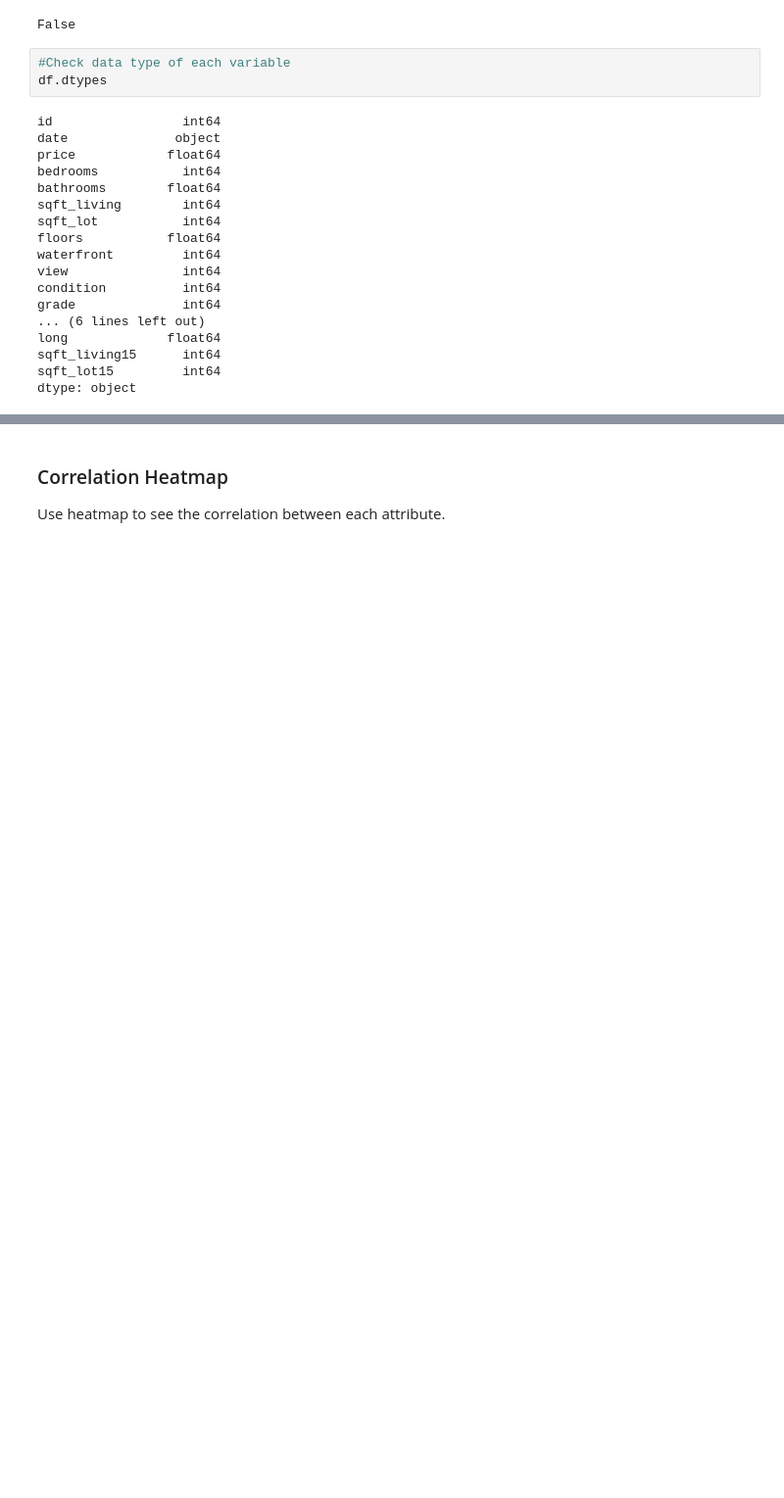
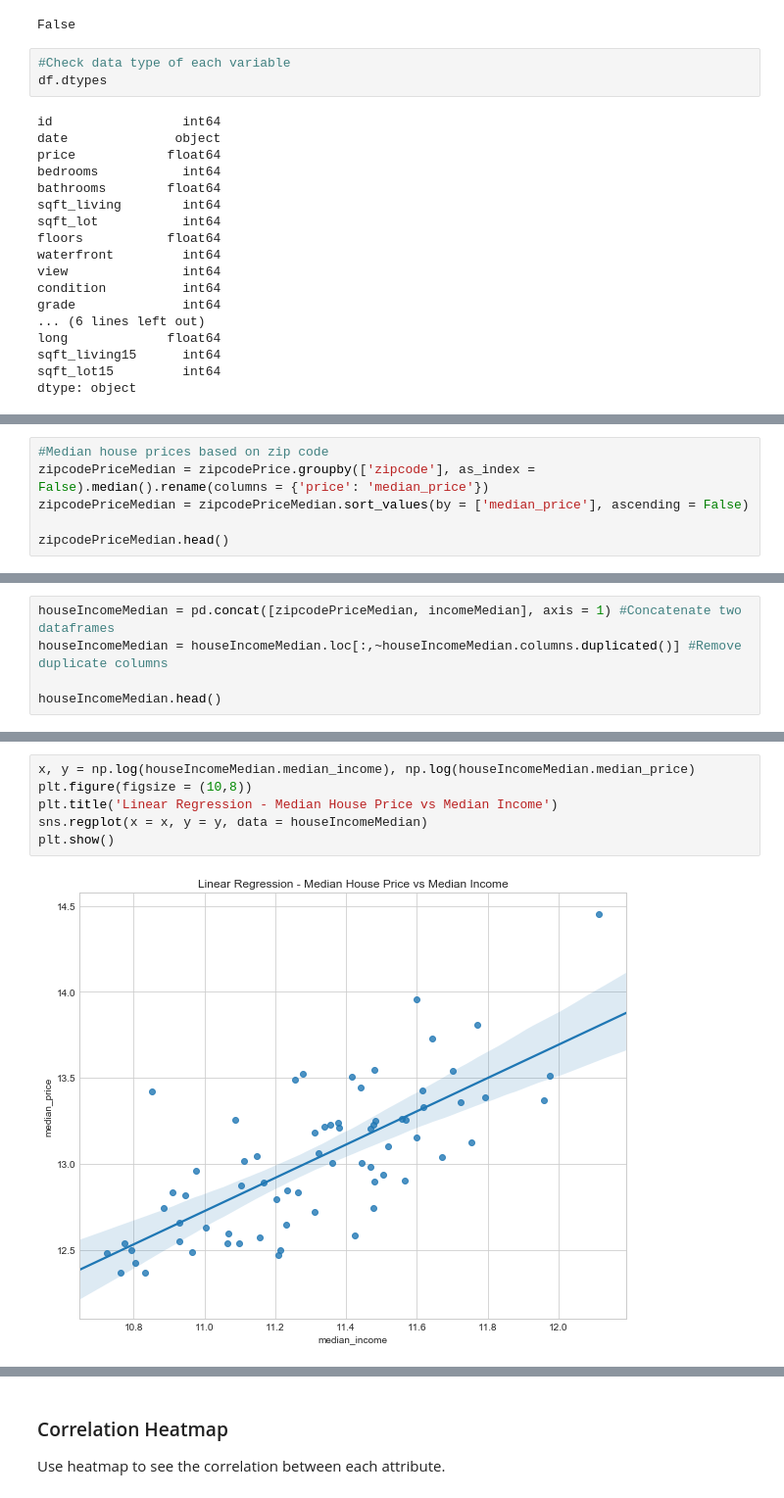
Before and after one commit to lianneYL/DataScience, a Jupyter notebook: Capstone_Project1/My_Project_Notebook.ipynb, the cells around one changed output, grey strips where cells are left out. Shown at 98% size. Saved outputs shown, nothing was run; the diff lists cells and outputs as text; blank space fills up the shorter version.

```diff
--- a/Capstone_Project1/My_Project_Notebook.ipynb
+++ b/Capstone_Project1/My_Project_Notebook.ipynb
@@ -110,0 +111,6 @@ high_prices
+# %%
+#Median house prices based on zip code
+zipcodePriceMedian = zipcodePrice.groupby(['zipcode'], as_index = False).median().rename(columns = {'price': 'median_price'})
+zipcodePriceMedian = zipcodePriceMedian.sort_values(by = ['median_price'], ascending = False)
+
+zipcodePriceMedian.head()
@@ -110,0 +163,5 @@ high_prices
+# %%
+houseIncomeMedian = pd.concat([zipcodePriceMedian, incomeMedian], axis = 1) #Concatenate two dataframes
+houseIncomeMedian = houseIncomeMedian.loc[:,~houseIncomeMedian.columns.duplicated()] #Remove duplicate columns
+
+houseIncomeMedian.head()
@@ -110,0 +199,8 @@ high_prices
+# %%
+x, y = np.log(houseIncomeMedian.median_income), np.log(houseIncomeMedian.median_price)
+plt.figure(figsize = (10,8))
+plt.title('Linear Regression - Median House Price vs Median Income')
+sns.regplot(x = x, y = y, data = houseIncomeMedian)
+plt.show()
+# %% [output]
+[figure, added]
```
Also changed, not shown: parts of 35 cells of this notebook.
